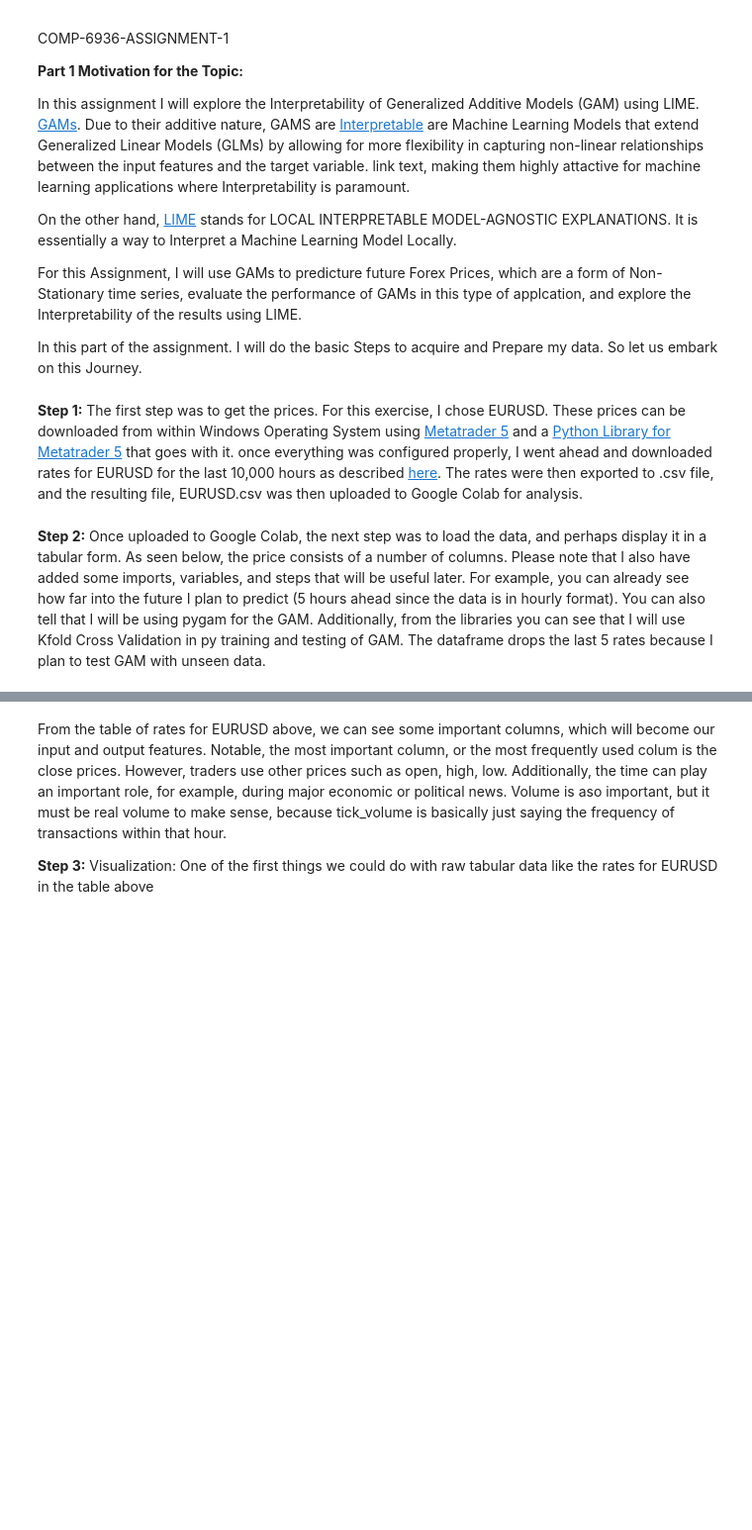
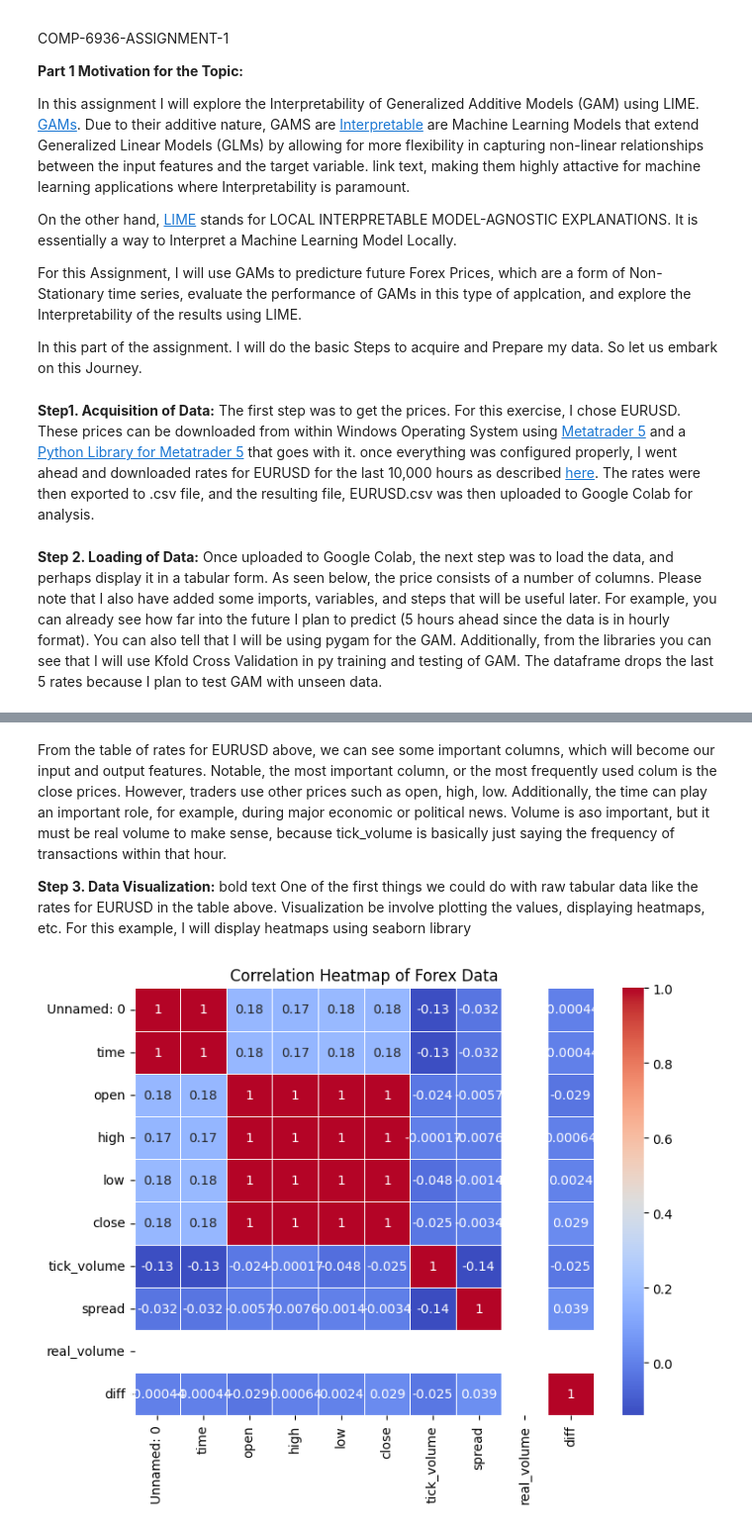
Before and after one commit to ruslanmasinjila/COMP-6936-ASSIGNMENT-1, a Jupyter notebook: assignment1_part1.ipynb, the cells around one changed output, grey strips where cells are left out. Shown at 99% size. Cells and saved outputs as stored; diff of their text form; code cells hidden in the pictures; blank space fills up the shorter version.

```diff
--- a/assignment1_part1.ipynb
+++ b/assignment1_part1.ipynb
@@ -16,9 +16,9 @@ For this Assignment, I will use GAMs to predicture future Forex Prices, which ar
 
 In this part of the assignment. I will do the basic Steps to acquire and Prepare my data. So let us embark on this Journey.
 # %% [markdown]
-**Step 1:** The first step was to get the prices. For this exercise, I chose EURUSD. These prices can be downloaded from within Windows Operating System using [Metatrader 5](https://www.metatrader5.com/en) and a [Python Library for Metatrader 5](https://pypi.org/project/MetaTrader5/) that goes with it. once everything was configured properly, I went ahead and downloaded rates for EURUSD for the last 10,000 hours as described [here](https://www.mql5.com/en/docs/python_metatrader5/mt5copyratesfrompos_py). The rates were then exported to .csv file, and the resulting file, EURUSD.csv was then uploaded to Google Colab for analysis.
+**Step1. Acquisition of Data:** The first step was to get the prices. For this exercise, I chose EURUSD. These prices can be downloaded from within Windows Operating System using [Metatrader 5](https://www.metatrader5.com/en) and a [Python Library for Metatrader 5](https://pypi.org/project/MetaTrader5/) that goes with it. once everything was configured properly, I went ahead and downloaded rates for EURUSD for the last 10,000 hours as described [here](https://www.mql5.com/en/docs/python_metatrader5/mt5copyratesfrompos_py). The rates were then exported to .csv file, and the resulting file, EURUSD.csv was then uploaded to Google Colab for analysis.
 # %% [markdown]
-**Step 2:** Once uploaded to Google Colab, the next step was to load the data, and perhaps display it in a tabular form. As seen below, the price consists of a number of columns. Please note that I also have added some imports, variables, and steps that will be useful later. For example, you can already see how far into the future I plan to predict (5 hours ahead since the data is in hourly format). You can also tell that I will be using pygam for the GAM. Additionally, from the libraries you can see that I will use Kfold Cross Validation in py training and testing of GAM. The dataframe drops the last 5 rates because I plan to test GAM with unseen data.
+**Step 2. Loading of Data:** Once uploaded to Google Colab, the next step was to load the data, and perhaps display it in a tabular form. As seen below, the price consists of a number of columns. Please note that I also have added some imports, variables, and steps that will be useful later. For example, you can already see how far into the future I plan to predict (5 hours ahead since the data is in hourly format). You can also tell that I will be using pygam for the GAM. Additionally, from the libraries you can see that I will use Kfold Cross Validation in py training and testing of GAM. The dataframe drops the last 5 rates because I plan to test GAM with unseen data.
 # %%
 #!pip install plotly                      # Uncoment this if running in Colab for the first time
 #!pip install pygam                       # Uncoment this if running in Colab for the first time
@@ -50,4 +52,19 @@ rates_frame.head(5)
 # %% [markdown]
 From the table of rates for EURUSD above, we can see some important columns, which will become our input and output features. Notable, the most important column, or the most frequently used colum is the close prices. However, traders use other prices such as open, high, low. Additionally, the time can play an important role, for example, during major economic or political news. Volume is aso important, but it must be real volume to make sense, because tick_volume is basically just saying the frequency of transactions within that hour.
 
-**Step 3:** Visualization: One of the first things we could do with raw tabular data like the rates for EURUSD in the table above
+**Step 3. Data Visualization:** bold text One of the first things we could do with raw tabular data like the rates for EURUSD in the table above. Visualization be involve plotting the values, displaying heatmaps, etc. For this example, I will display heatmaps using seaborn library
+# %%
+df = pd.DataFrame(rates_frame)
+
+# Calculating the correlation matrix
+corr_matrix = df.corr()
+
+# Creating the heatmap using seaborn
+plt.figure(figsize=(8, 6))
+sns.heatmap(corr_matrix, annot=True, cmap='coolwarm', linewidths=0.5)
+
+# Showing the plot
+plt.title("Correlation Heatmap of Forex Data")
+plt.show()
+# %% [output]
+[figure, added]
```
Also changed, not shown: parts of 6 cells of this notebook.
